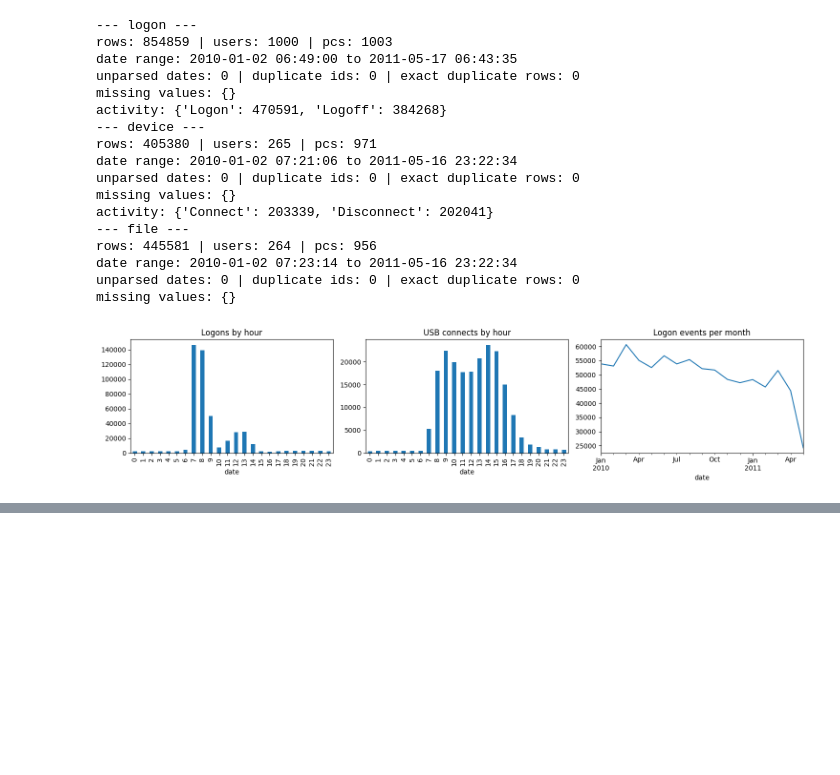
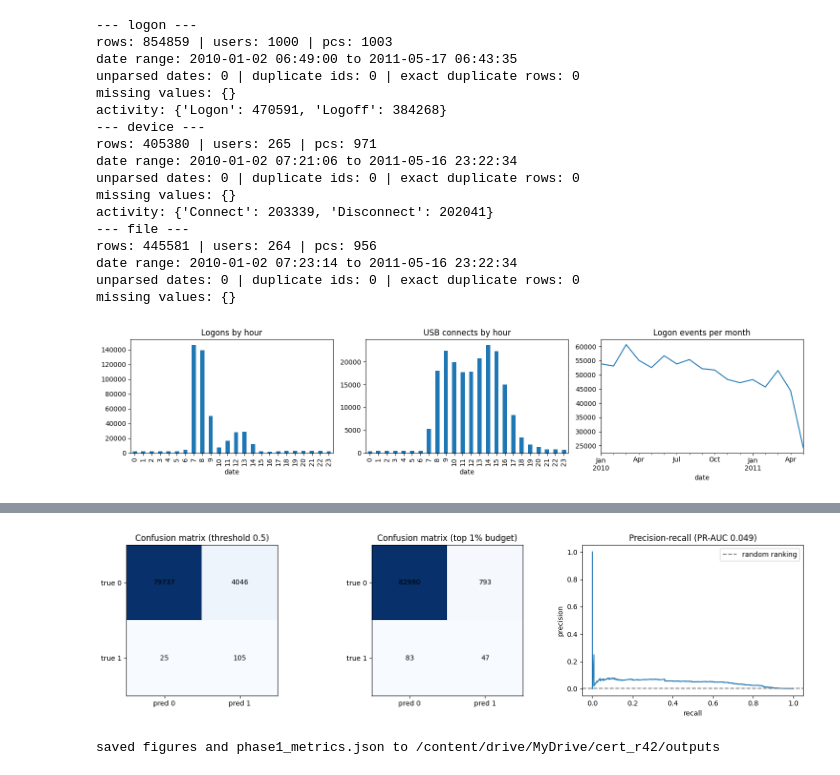
Before and after one commit to SimonYassa/Insider-Threat-and-User-Behavior-Analytics, a Jupyter notebook: notebooks/01_eda_baseline.ipynb, the cells around one changed output, grey strips where cells are left out. Drawn from its saved outputs; the diff is of its cells as text; code cells hidden in the pictures; blank space fills up the shorter version.

```diff
--- a/notebooks/01_eda_baseline.ipynb
+++ b/notebooks/01_eda_baseline.ipynb
@@ -244,0 +641,78 @@ missing values: {}
+# %%
+from sklearn.metrics import confusion_matrix, precision_recall_curve
+
+y_arr = y_test.to_numpy()
+k = int(np.ceil(REVIEW_BUDGET * len(y_arr)))
+top = np.argsort(-scores, kind="stable")[:k]
+flag_budget = np.zeros(len(y_arr), dtype=bool)
+flag_budget[top] = True
+
+def op_point(name, pred):
+    tn, fp, fn, tp = confusion_matrix(y_arr, np.asarray(pred).astype(int), labels=[0, 1]).ravel()
+    p = tp / (tp + fp) if (tp + fp) else 0.0
+    r = tp / (tp + fn) if (tp + fn) else 0.0
+    f1 = 2 * p * r / (p + r) if (p + r) else 0.0
+    return {"operating point": name, "flagged": int(tp + fp), "TN": int(tn), "FP": int(fp), "FN": int(fn), "TP": int(tp),
+            "precision": round(p, 3), "recall": round(r, 3), "F1": round(f1, 3)}
+
+table = pd.DataFrame([op_point("threshold 0.5", scores >= 0.5),
+                      op_point(f"top {REVIEW_BUDGET:.0%} review budget", flag_budget)])
+print(table.to_string(index=False))
+
+ap = float(average_precision_score(y_arr, scores))
+print(f"\nPR-AUC {ap:.4f} (random ranking would give about {prevalence:.4f}) | "
+      f"accuracy of 'nobody is an insider': {1 - prevalence:.4f}")
+
+hits = int(y_arr[top].sum())
+test_insiders = set(test.loc[test["y"] == 1, "user"])
+caught = set(test.iloc[top].loc[test.iloc[top]["y"] == 1, "user"])
+print(f"\nReview budget: top {REVIEW_BUDGET:.0%} of test user-days = {k} reviews")
+print(f"insider days found: {hits} of {int(y_arr.sum())} -> recall@budget {hits / y_arr.sum():.3f} | precision@budget {hits / k:.3f}")
+print(f"random ranking would find about {k * prevalence:.1f} insider days (recall about {REVIEW_BUDGET:.3f})")
+print(f"insiders caught at least once: {len(caught)} of {len(test_insiders)}")
+
+hours_all = len(y_arr) * MINUTES_PER_REVIEW / 60
+hours_budget = k * MINUTES_PER_REVIEW / 60
+print(f"\nBusiness metric (assumption: {MINUTES_PER_REVIEW} min per review)")
+print(f"review everything: {hours_all:,.0f} analyst hours | review the watch-list: {hours_budget:,.0f} hours "
+      f"| saved: {hours_all - hours_budget:,.0f} hours while finding {hits} of {int(y_arr.sum())} insider days")
+if hits:
+    print(f"analyst hours per insider day found: {hours_budget / hits:.1f} (reviewing everything: {hours_all / y_arr.sum():.1f})")
+
+coef = pd.Series(baseline.named_steps["clf"].coef_[0], index=baseline.named_steps["scale"].feature_names_in_)
+print("\nLargest coefficients (positive = raises the risk score):")
+print(coef.reindex(coef.abs().sort_values(ascending=False).index).head(8).round(2).to_string())
+
+cm_b = confusion_matrix(y_arr, flag_budget.astype(int), labels=[0, 1])
+cm_5 = confusion_matrix(y_arr, (scores >= 0.5).astype(int), labels=[0, 1])
+fig, ax = plt.subplots(1, 3, figsize=(15, 4))
+for a, cm, title in [(ax[0], cm_5, "Confusion matrix (threshold 0.5)"), (ax[1], cm_b, f"Confusion matrix (top {REVIEW_BUDGET:.0%} budget)")]:
+    a.imshow(cm, cmap="Blues")
+    for (i, j), v in np.ndenumerate(cm):
+        a.text(j, i, int(v), ha="center", va="center")
+    a.set_xticks([0, 1], ["pred 0", "pred 1"])
+    a.set_yticks([0, 1], ["true 0", "true 1"])
+    a.set_title(title)
+p_, r_, _ = precision_recall_curve(y_arr, scores)
+ax[2].plot(r_, p_)
+ax[2].axhline(prevalence, ls="--", c="grey", label="random ranking")
+ax[2].set_xlabel("recall")
+ax[2].set_ylabel("precision")
+ax[2].set_title(f"Precision-recall (PR-AUC {ap:.3f})")
+ax[2].legend()
+plt.tight_layout()
+plt.savefig(f"{OUT_DIR}/baseline_results.png", dpi=150)
+plt.show()
+
+summary = {
+    "train_user_days": len(train), "train_positives": int(y_train.sum()),
+    "test_user_days": len(test), "test_positives": int(y_arr.sum()), "test_insiders": len(test_insiders),
+    "prevalence": prevalence, "pr_auc": ap, "shuffled_pr_auc_max": max(ap_shuf), "shuffled_pr_auc_median": float(np.median(ap_shuf)),
+    "threshold_0.5": table.iloc[0].to_dict(), "review_budget": table.iloc[1].to_dict(),
+    "chosen_C": BEST_C, "validation": val_table.to_dict("records"), "insiders_caught": len(caught), "hours_review_everything": hours_all, "hours_watchlist": hours_budget,
+    "minutes_per_review": MINUTES_PER_REVIEW, "work_hours": [WORK_START, WORK_END], "cut": str(CUT.date()),
+}
+with open(f"{OUT_DIR}/phase1_metrics.json", "w") as f:
+    json.dump(summary, f, indent=2, default=str)
+print("\nsaved figures and phase1_metrics.json to", OUT_DIR)
+# %% [output]
@@ -244,0 +736,2 @@ missing values: {}
+[figure, added]
+saved figures and phase1_metrics.json to /content/drive/MyDrive/cert_r42/outputs
```
Also changed, not shown: parts of 19 cells of this notebook.
